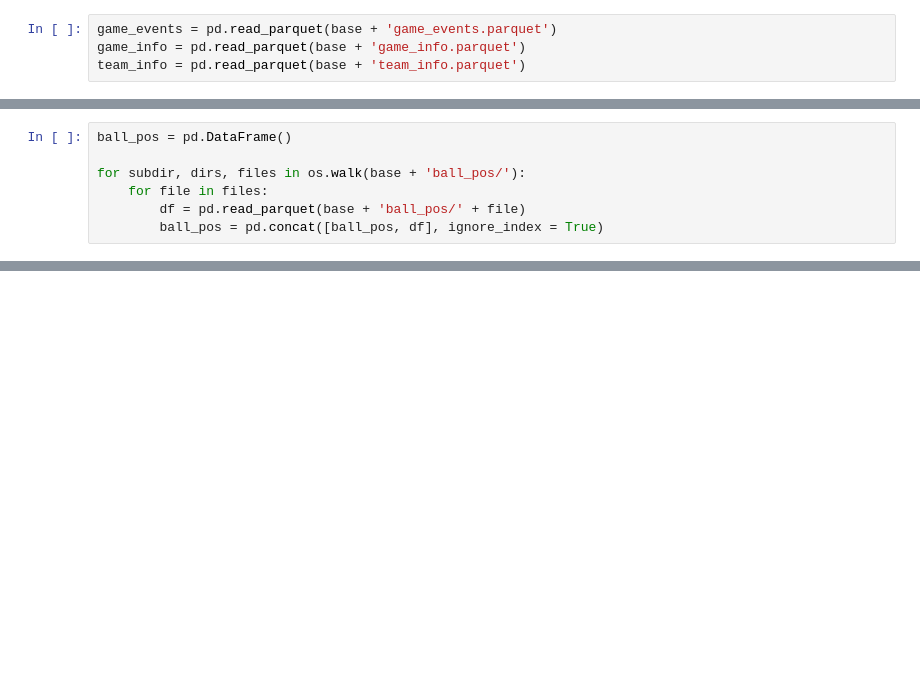
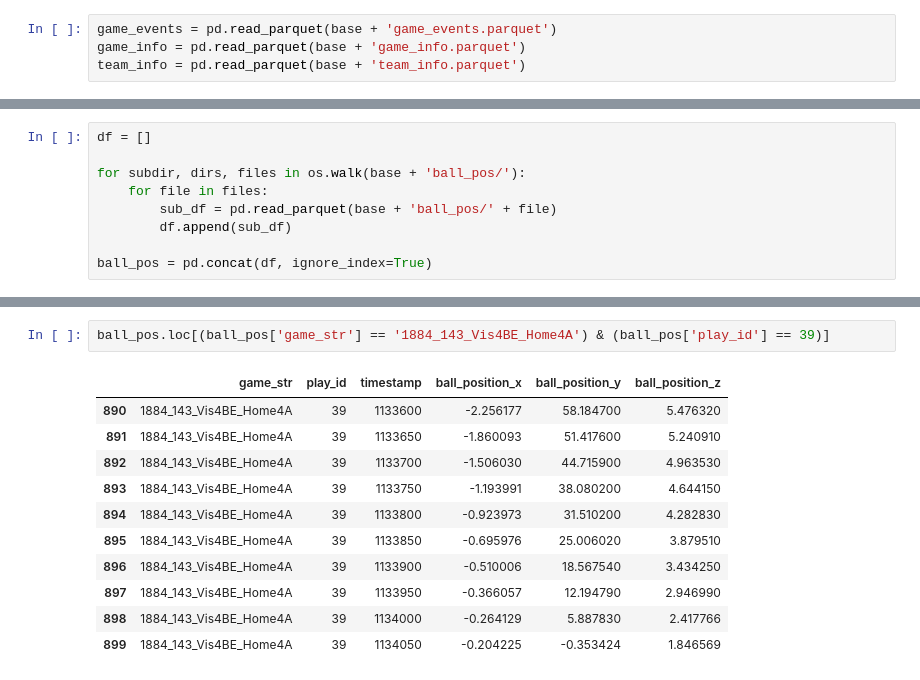
Before and after one commit to EddietheProgrammer/SMT-Data-Challenge, a Jupyter notebook: Vizs & Analysis.ipynb, the cells around one changed output, grey strips where cells are left out. Saved outputs shown, nothing was run; the diff lists cells and outputs as text; blank space fills up the shorter version.

```diff
--- a/Vizs & Analysis.ipynb
+++ b/Vizs & Analysis.ipynb
@@ -12,8 +35,10 @@ team_info = pd.read_parquet(base + 'team_info.parquet')
 # %%
-ball_pos = pd.DataFrame()
+df = []
 
 for subdir, dirs, files in os.walk(base + 'ball_pos/'):
     for file in files:
-        df = pd.read_parquet(base + 'ball_pos/' + file)
-        ball_pos = pd.concat([ball_pos, df], ignore_index = True)
+        sub_df = pd.read_parquet(base + 'ball_pos/' + file)
+        df.append(sub_df)
+
+ball_pos = pd.concat(df, ignore_index=True)
 # %%
@@ -98,0 +166,14 @@ plt.show()
+# %%
+ball_pos.loc[(ball_pos['game_str'] == '1884_143_Vis4BE_Home4A') & (ball_pos['play_id'] == 39)]
+# %% [output]
+|  | game_str | play_id | timestamp | ball_position_x | ball_position_y | ball_position_z |
+| 890 | 1884_143_Vis4BE_Home4A | 39 | 1133600 | -2.256177 | 58.184700 | 5.476320 |
+| 891 | 1884_143_Vis4BE_Home4A | 39 | 1133650 | -1.860093 | 51.417600 | 5.240910 |
+| 892 | 1884_143_Vis4BE_Home4A | 39 | 1133700 | -1.506030 | 44.715900 | 4.963530 |
+| 893 | 1884_143_Vis4BE_Home4A | 39 | 1133750 | -1.193991 | 38.080200 | 4.644150 |
+| 894 | 1884_143_Vis4BE_Home4A | 39 | 1133800 | -0.923973 | 31.510200 | 4.282830 |
+| 895 | 1884_143_Vis4BE_Home4A | 39 | 1133850 | -0.695976 | 25.006020 | 3.879510 |
+| 896 | 1884_143_Vis4BE_Home4A | 39 | 1133900 | -0.510006 | 18.567540 | 3.434250 |
+| 897 | 1884_143_Vis4BE_Home4A | 39 | 1133950 | -0.366057 | 12.194790 | 2.946990 |
+| 898 | 1884_143_Vis4BE_Home4A | 39 | 1134000 | -0.264129 | 5.887830 | 2.417766 |
+| 899 | 1884_143_Vis4BE_Home4A | 39 | 1134050 | -0.204225 | -0.353424 | 1.846569 |
```
Also changed, not shown: parts of 12 cells of this notebook.
